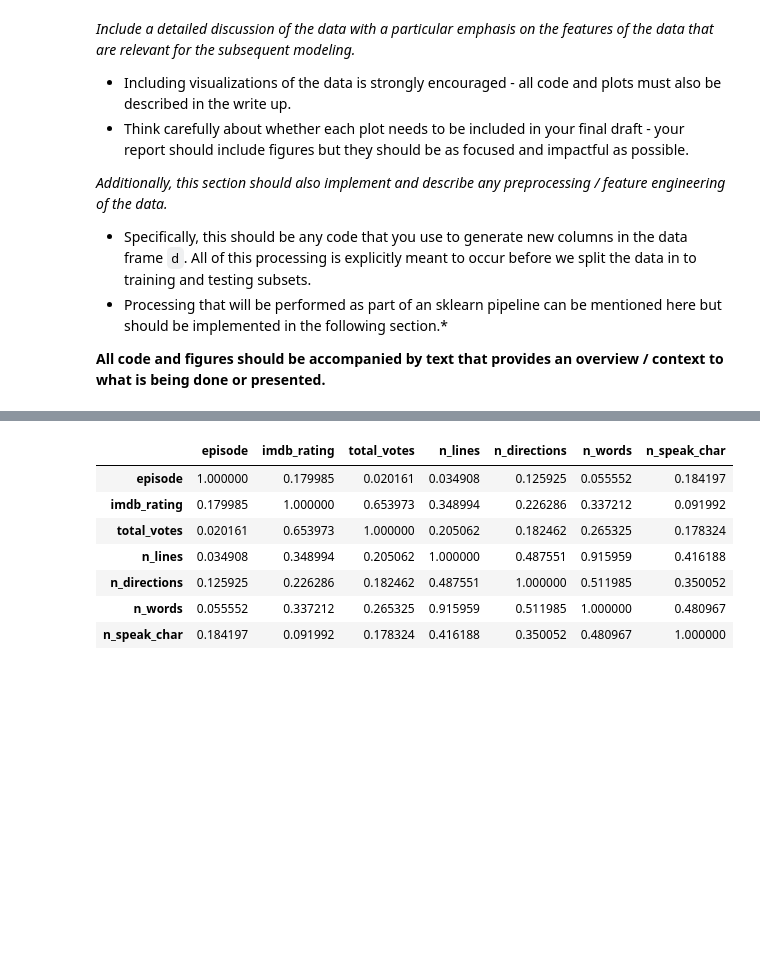
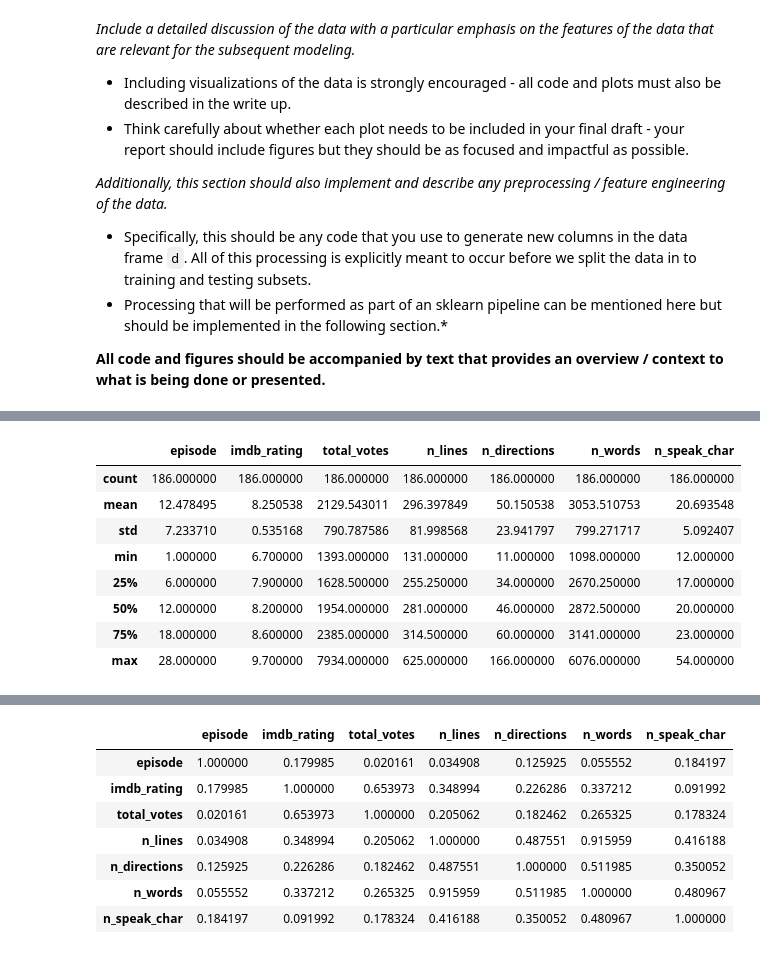
Before and after one commit to BradWangW/imdb_rate_model, a Jupyter notebook: project1.ipynb, the cells around one changed output, grey strips where cells are left out. Cells and saved outputs as stored; diff of their text form; code cells hidden in the pictures; blank space fills up the shorter version.

Commit message:
A few data exploration & write-up

```diff
--- a/project1.ipynb
+++ b/project1.ipynb
@@ -72 +150,13 @@ After making sure that all the necessary libraries or submodules are uploaded he
+# %%
+data.describe()
+# %% [output]
+|  | episode | imdb_rating | total_votes | n_lines | n_directions | n_words | n_speak_char |
+| count | 186.000000 | 186.000000 | 186.000000 | 186.000000 | 186.000000 | 186.000000 | 186.000000 |
+| mean | 12.478495 | 8.250538 | 2129.543011 | 296.397849 | 50.150538 | 3053.510753 | 20.693548 |
+| std | 7.233710 | 0.535168 | 790.787586 | 81.998568 | 23.941797 | 799.271717 | 5.092407 |
+| min | 1.000000 | 6.700000 | 1393.000000 | 131.000000 | 11.000000 | 1098.000000 | 12.000000 |
+| 25% | 6.000000 | 7.900000 | 1628.500000 | 255.250000 | 34.000000 | 2670.250000 | 17.000000 |
+| 50% | 12.000000 | 8.200000 | 1954.000000 | 281.000000 | 46.000000 | 2872.500000 | 20.000000 |
+| 75% | 18.000000 | 8.600000 | 2385.000000 | 314.500000 | 60.000000 | 3141.000000 | 23.000000 |
+| max | 28.000000 | 9.700000 | 7934.000000 | 625.000000 | 166.000000 | 6076.000000 | 54.000000 |
 # %%
```
Also changed, not shown: parts of 9 cells of this notebook.
